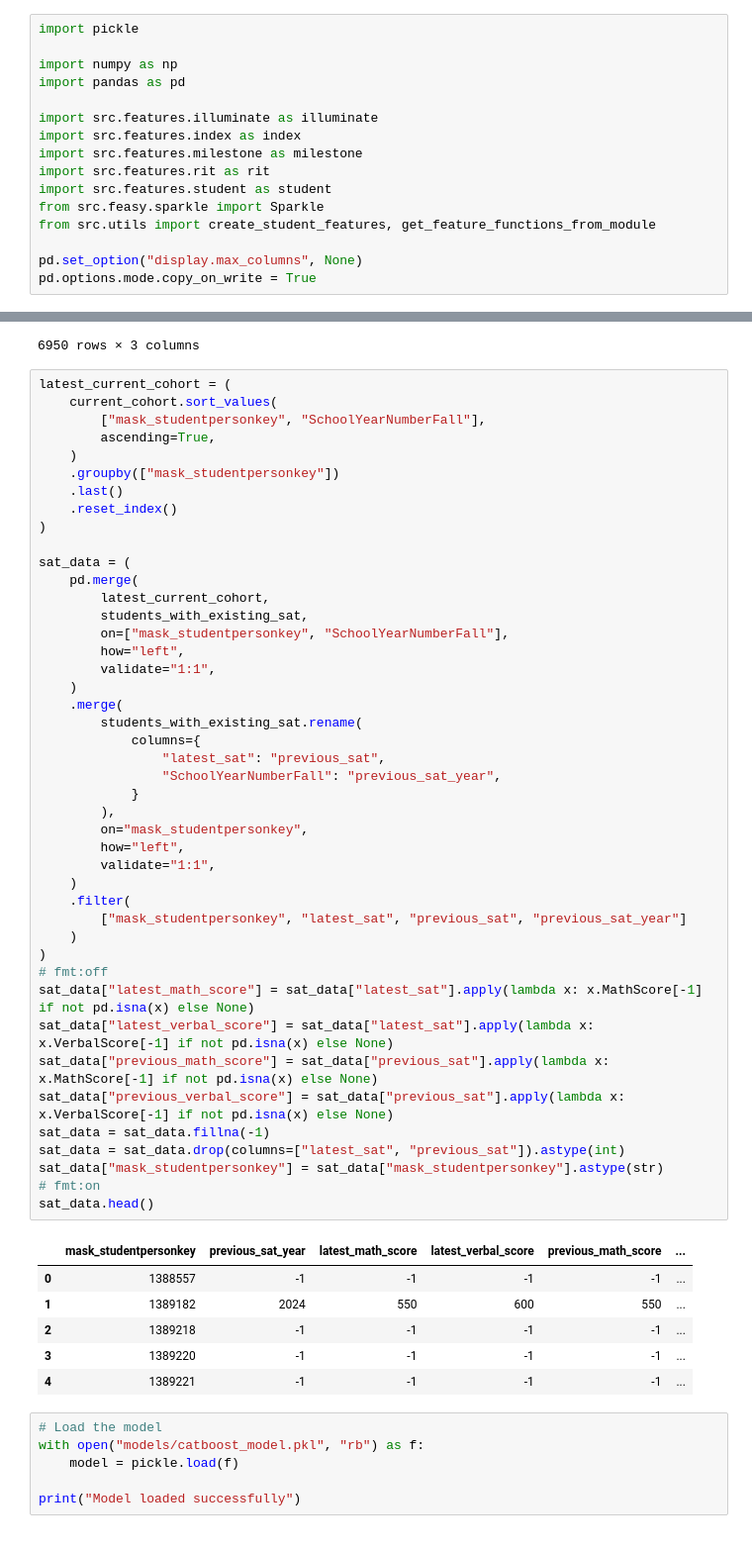
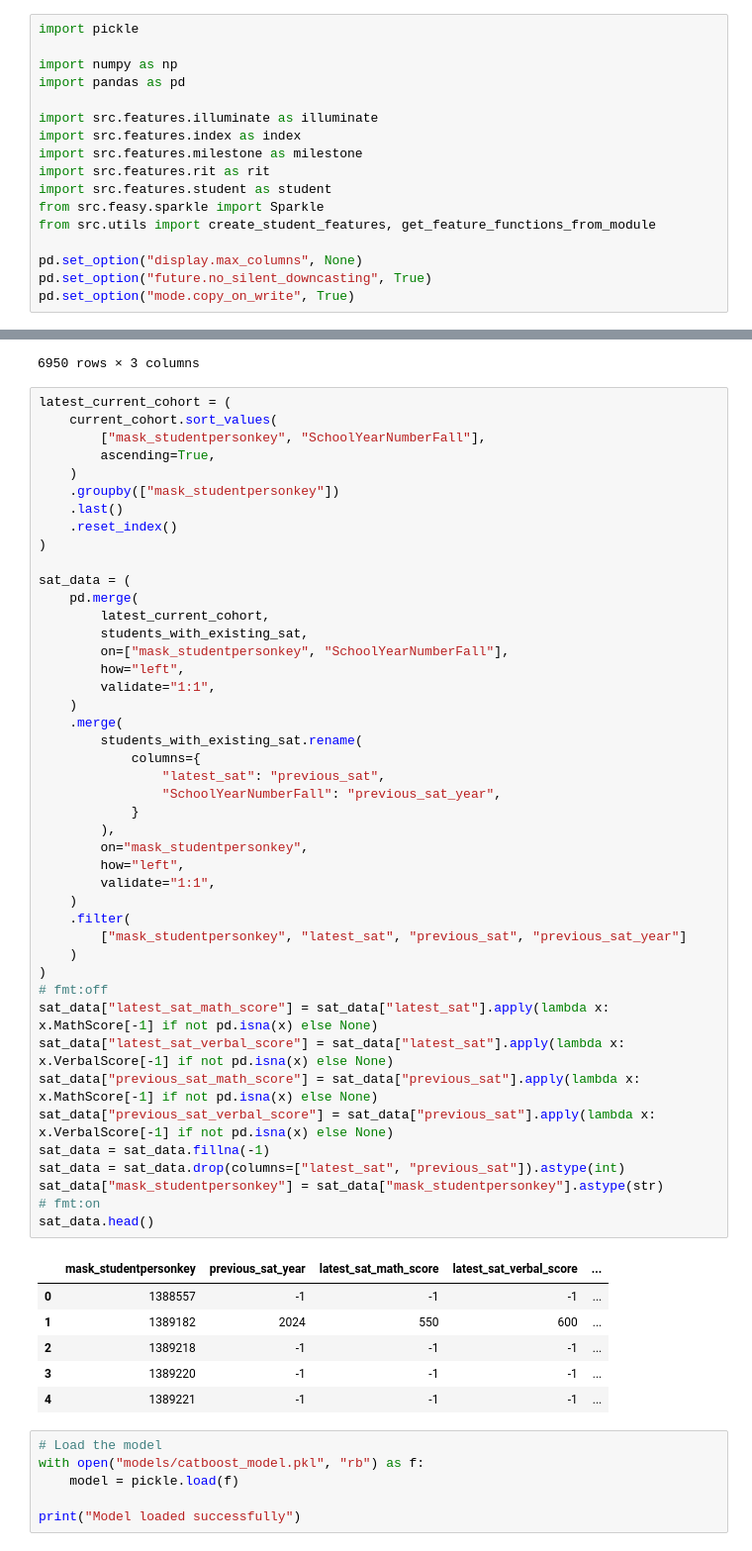
Before and after one commit to shermanpch/ai-coach, a Jupyter notebook: notebooks/005_create_chatbot_student_dataset.ipynb, the cells around one changed output, grey strips where cells are left out. Shown: that part at 99% size. Saved outputs shown, nothing was run; the diff lists cells and outputs as text.

```diff
--- a/notebooks/005_create_chatbot_student_dataset.ipynb
+++ b/notebooks/005_create_chatbot_student_dataset.ipynb
@@ -45,7 +45,8 @@ from src.feasy.sparkle import Sparkle
 from src.utils import create_student_features, get_feature_functions_from_module
 
 pd.set_option("display.max_columns", None)
-pd.options.mode.copy_on_write = True
+pd.set_option("future.no_silent_downcasting", True)
+pd.set_option("mode.copy_on_write", True)
 # %%
 student_profile = pd.read_pickle("data/cleaned/student_profile_dataset.pkl")
 student_profile.head()
@@ -115,43 +138,43 @@ latest_current_cohort = (
 sat_data = (
     pd.merge(
         latest_current_cohort,
         students_with_existing_sat,
         on=["mask_studentpersonkey", "SchoolYearNumberFall"],
         how="left",
         validate="1:1",
     )
     .merge(
         students_with_existing_sat.rename(
             columns={
                 "latest_sat": "previous_sat",
                 "SchoolYearNumberFall": "previous_sat_year",
             }
         ),
         on="mask_studentpersonkey",
         how="left",
         validate="1:1",
     )
     .filter(
         ["mask_studentpersonkey", "latest_sat", "previous_sat", "previous_sat_year"]
     )
 )
 # fmt:off
-sat_data["latest_math_score"] = sat_data["latest_sat"].apply(lambda x: x.MathScore[-1] if not pd.isna(x) else None)
-sat_data["latest_verbal_score"] = sat_data["latest_sat"].apply(lambda x: x.VerbalScore[-1] if not pd.isna(x) else None)
-sat_data["previous_math_score"] = sat_data["previous_sat"].apply(lambda x: x.MathScore[-1] if not pd.isna(x) else None)
-sat_data["previous_verbal_score"] = sat_data["previous_sat"].apply(lambda x: x.VerbalScore[-1] if not pd.isna(x) else None)
+sat_data["latest_sat_math_score"] = sat_data["latest_sat"].apply(lambda x: x.MathScore[-1] if not pd.isna(x) else None)
+sat_data["latest_sat_verbal_score"] = sat_data["latest_sat"].apply(lambda x: x.VerbalScore[-1] if not pd.isna(x) else None)
+sat_data["previous_sat_math_score"] = sat_data["previous_sat"].apply(lambda x: x.MathScore[-1] if not pd.isna(x) else None)
+sat_data["previous_sat_verbal_score"] = sat_data["previous_sat"].apply(lambda x: x.VerbalScore[-1] if not pd.isna(x) else None)
 sat_data = sat_data.fillna(-1)
 sat_data = sat_data.drop(columns=["latest_sat", "previous_sat"]).astype(int)
 sat_data["mask_studentpersonkey"] = sat_data["mask_studentpersonkey"].astype(str)
 # fmt:on
 sat_data.head()
 # %% [output]
-|  | mask_studentpersonkey | previous_sat_year | latest_math_score | latest_verbal_score | previous_math_score | ... |
-| 0 | 1388557 | -1 | -1 | -1 | -1 | ... |
-| 1 | 1389182 | 2024 | 550 | 600 | 550 | ... |
-| 2 | 1389218 | -1 | -1 | -1 | -1 | ... |
-| 3 | 1389220 | -1 | -1 | -1 | -1 | ... |
-| 4 | 1389221 | -1 | -1 | -1 | -1 | ... |
+|  | mask_studentpersonkey | previous_sat_year | latest_sat_math_score | latest_sat_verbal_score | ... |
+| 0 | 1388557 | -1 | -1 | -1 | ... |
+| 1 | 1389182 | 2024 | 550 | 600 | ... |
+| 2 | 1389218 | -1 | -1 | -1 | ... |
+| 3 | 1389220 | -1 | -1 | -1 | ... |
+| 4 | 1389221 | -1 | -1 | -1 | ... |
 # %%
 # Load the model
 with open("models/catboost_model.pkl", "rb") as f:
```
Also changed, not shown: parts of 7 cells of this notebook.
